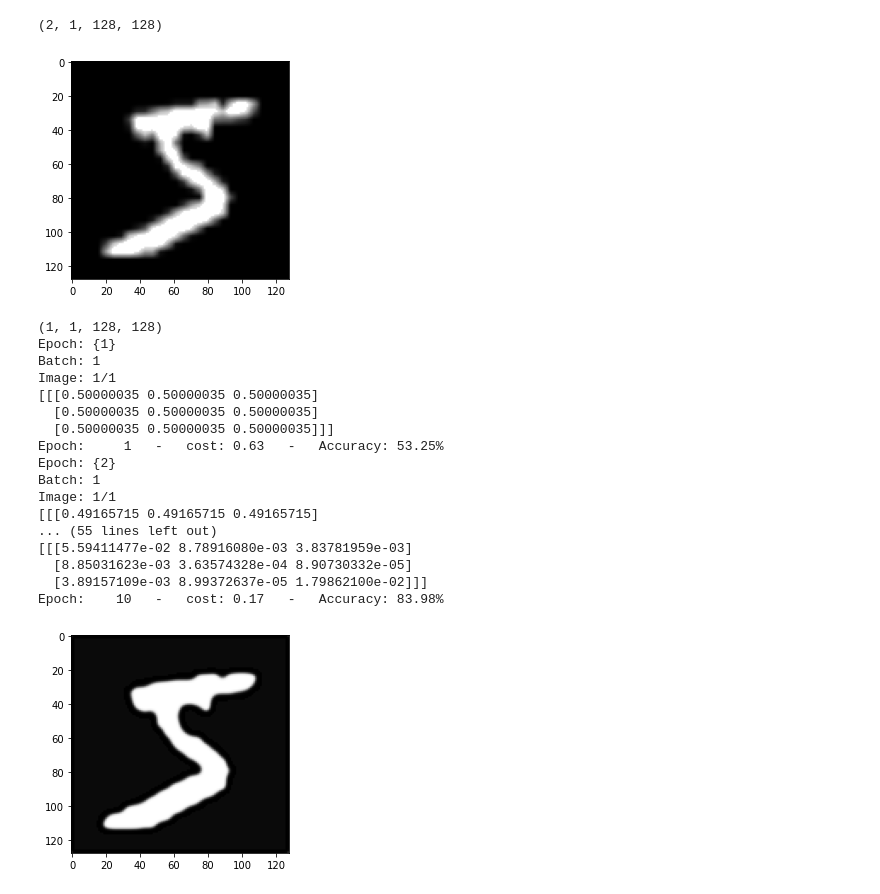
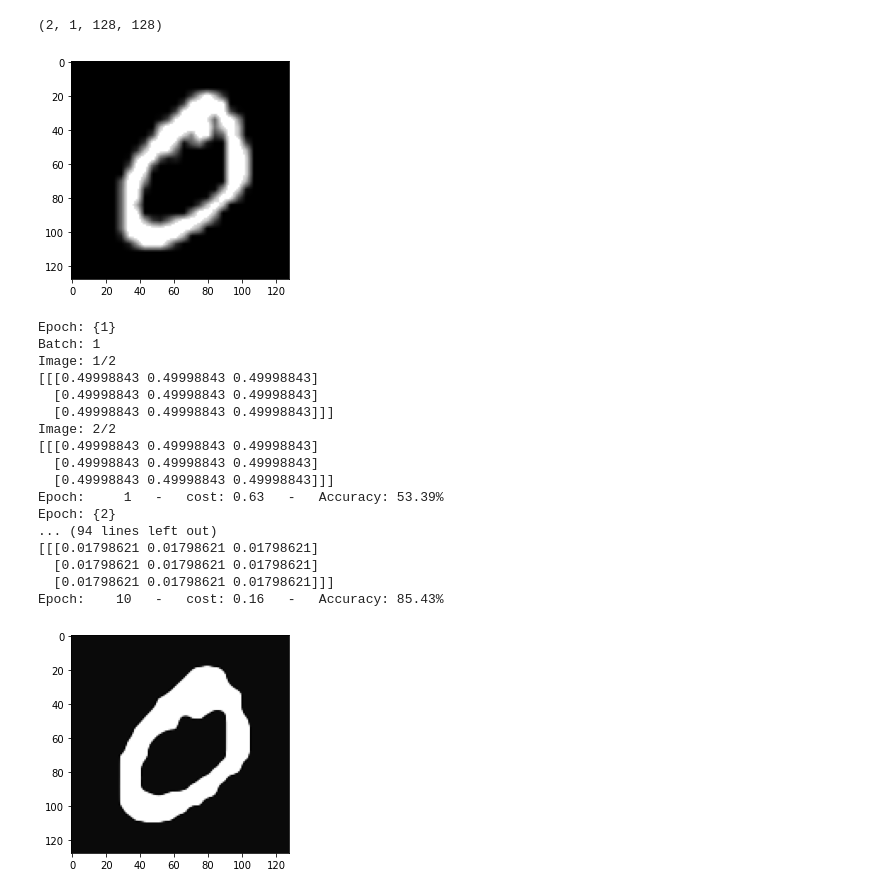
Before and after one commit to labis7/UNET-Using-Numpy, a Jupyter notebook: U-Net - Numpy - Small Version4.ipynb, the cells around one changed output. Cells and saved outputs as stored; diff of their text form; code cells hidden in the pictures.

Commit message:
Stable v0.4

```diff
--- a/U-Net - Numpy - Small Version4.ipynb
+++ b/U-Net - Numpy - Small Version4.ipynb
@@ -130,9 +130,9 @@ pass
 ## Tone up
 train_labels[train_labels>0.8] = 1
 # %%
-plt.imshow(train_images[0].squeeze(), cmap='Greys_r');
+plt.imshow(train_images[1].squeeze(), cmap='Greys_r');
 # %% [output]
-[figure, old version]
+[figure, new version]
 # %%
 ########### Convolution Architecture - Downsampling/Upsampling  ##################
 
@@ -950,26 +949,26 @@ def train(X, Y, epochs, learning_rate, dropout, mode, params_values):
 import gc
 gc.collect()
 
-params_values = train(train_images[0].reshape(1,1,128,128), train_labels[0].reshape(1,1,128,128), 10, 0.0001, True, 'train',0) #0.05 stable LR
+params_values = train(train_images, train_labels, 10, 0.0001, True, 'train',0) #0.05 stable LR
 # %% [output]
-(1, 1, 128, 128)
 Epoch: {1}
 Batch: 1
-Image: 1/1
-[[[0.50000035 0.50000035 0.50000035]
-  [0.50000035 0.50000035 0.50000035]
-  [0.50000035 0.50000035 0.50000035]]]
-Epoch:     1   -   cost: 0.63   -   Accuracy: 53.25%
+Image: 1/2
+[[[0.49998843 0.49998843 0.49998843]
+  [0.49998843 0.49998843 0.49998843]
+  [0.49998843 0.49998843 0.49998843]]]
+Image: 2/2
+[[[0.49998843 0.49998843 0.49998843]
+  [0.49998843 0.49998843 0.49998843]
+  [0.49998843 0.49998843 0.49998843]]]
+Epoch:     1   -   cost: 0.63   -   Accuracy: 53.39%
 Epoch: {2}
-Batch: 1
-Image: 1/1
-[[[0.49165715 0.49165715 0.49165715]
-... (55 lines left out)
-[[[5.59411477e-02 8.78916080e-03 3.83781959e-03]
-  [8.85031623e-03 3.63574328e-04 8.90730332e-05]
-  [3.89157109e-03 8.99372637e-05 1.79862100e-02]]]
-Epoch:    10   -   cost: 0.17   -   Accuracy: 83.98%
+... (94 lines left out)
+[[[0.01798621 0.01798621 0.01798621]
+  [0.01798621 0.01798621 0.01798621]
+  [0.01798621 0.01798621 0.01798621]]]
+Epoch:    10   -   cost: 0.16   -   Accuracy: 85.43%
-[figure, old version]
+[figure, new version]
 # %%
 train(train_images[0].reshape(1,1,128,128), train_labels[0].reshape(1,1,128,128), 10, 0.0001, True, 'predict', params_values)
 # %% [output]
```
Also changed, not shown: parts of 2 cells of this notebook.
